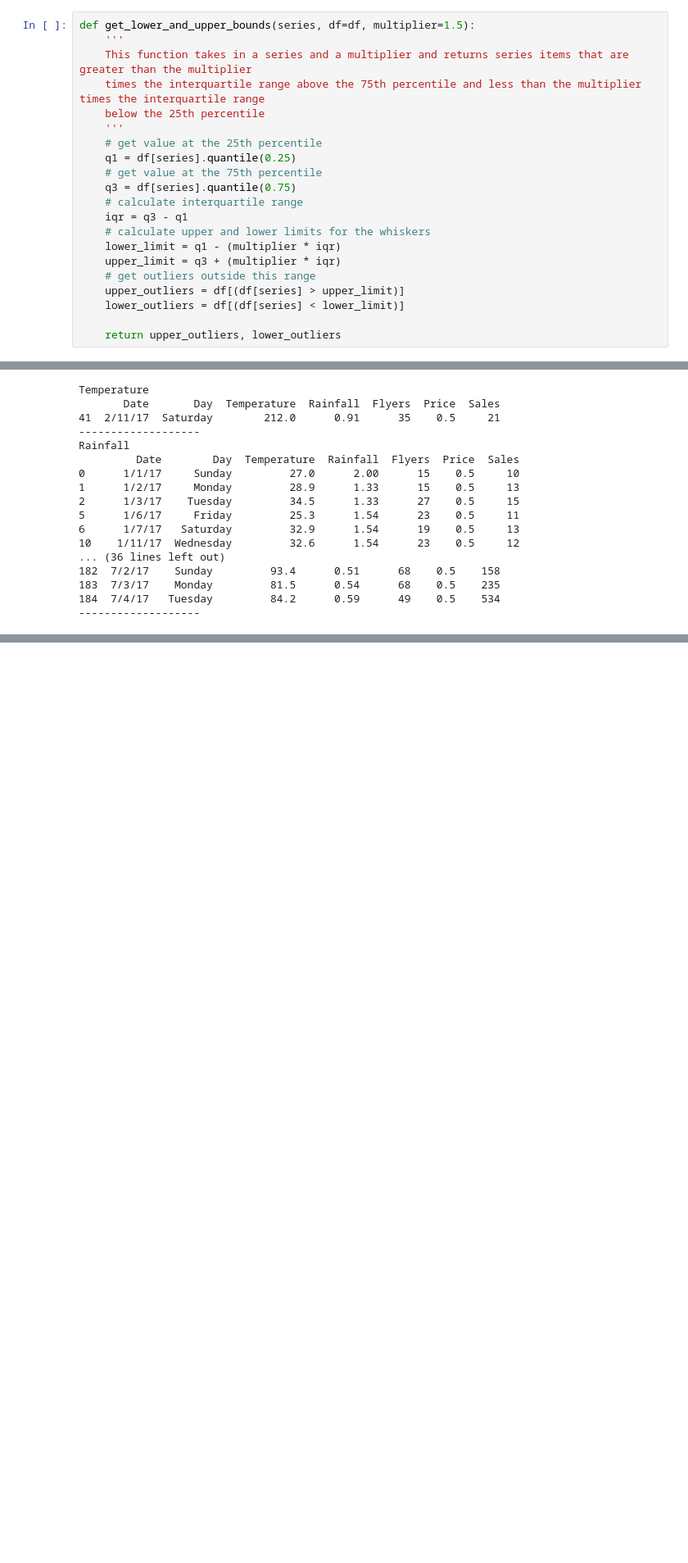
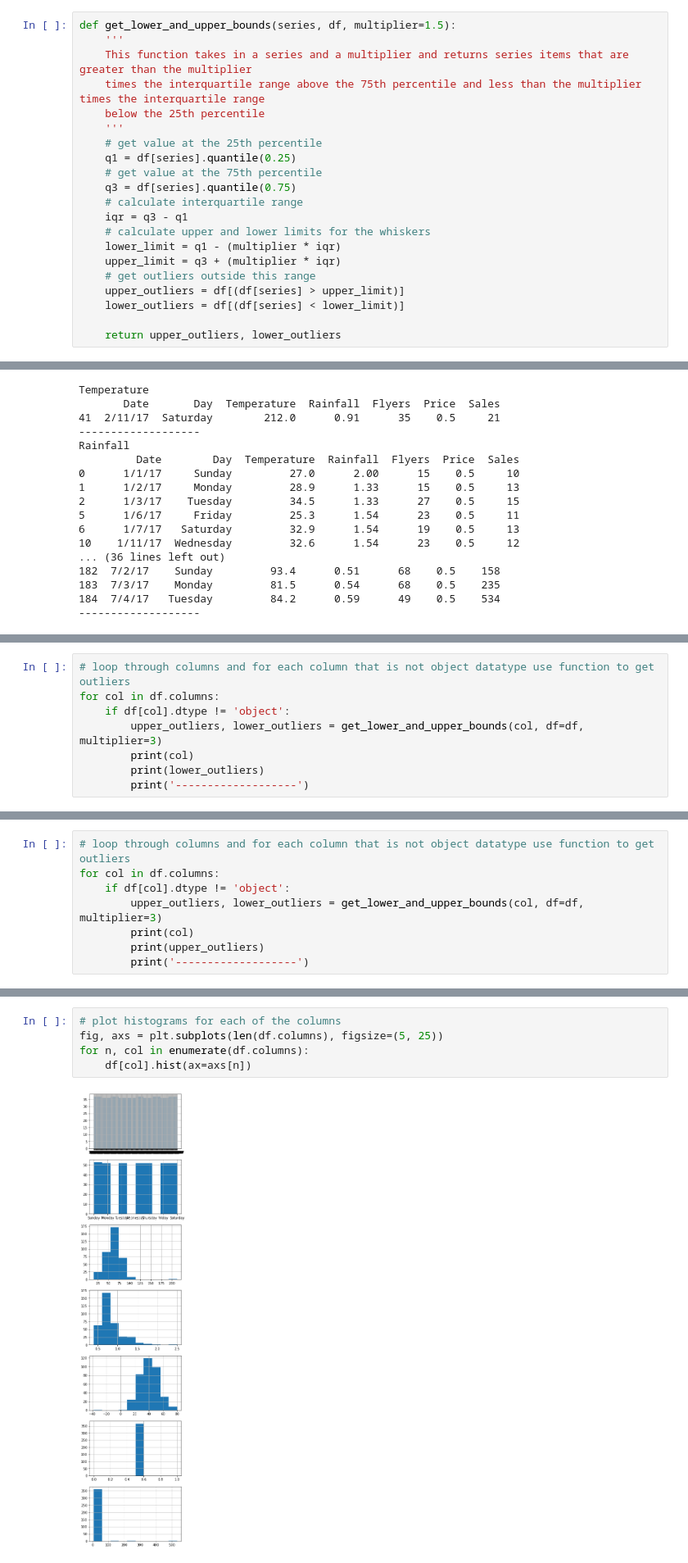
Before and after one commit to lainslie-18/anomaly-detection-exercises, a Jupyter notebook: continuous_probabilistic_methods.ipynb, the cells around one changed output, grey strips where cells are left out. Shown: that part at 82% size. Saved outputs shown, nothing was run; the diff lists cells and outputs as text; blank space fills up the shorter version.

```diff
--- a/continuous_probabilistic_methods.ipynb
+++ b/continuous_probabilistic_methods.ipynb
@@ -6,5 +7,5 @@ import seaborn as sns
 # %%
-def get_lower_and_upper_bounds(series, df=df, multiplier=1.5):
+def get_lower_and_upper_bounds(series, df, multiplier=1.5):
     '''
     This function takes in a series and a multiplier and returns series items that are greater than the multiplier
     times the interquartile range above the 75th percentile and less than the multiplier times the interquartile range
@@ -122,0 +128,8 @@ Rainfall
+# %%
+# loop through columns and for each column that is not object datatype use function to get outliers
+for col in df.columns:
+    if df[col].dtype != 'object':
+        upper_outliers, lower_outliers = get_lower_and_upper_bounds(col, df=df, multiplier=3)
+        print(col)
+        print(lower_outliers)
+        print('-------------------')
@@ -122,0 +160,8 @@ Rainfall
+# %%
+# loop through columns and for each column that is not object datatype use function to get outliers
+for col in df.columns:
+    if df[col].dtype != 'object':
+        upper_outliers, lower_outliers = get_lower_and_upper_bounds(col, df=df, multiplier=3)
+        print(col)
+        print(upper_outliers)
+        print('-------------------')
@@ -122,0 +207,7 @@ Rainfall
+# %%
+# plot histograms for each of the columns
+fig, axs = plt.subplots(len(df.columns), figsize=(5, 25))
+for n, col in enumerate(df.columns):
+    df[col].hist(ax=axs[n])
+# %% [output]
+[figure, added]
```
Also changed, not shown: parts of 22 cells of this notebook.
